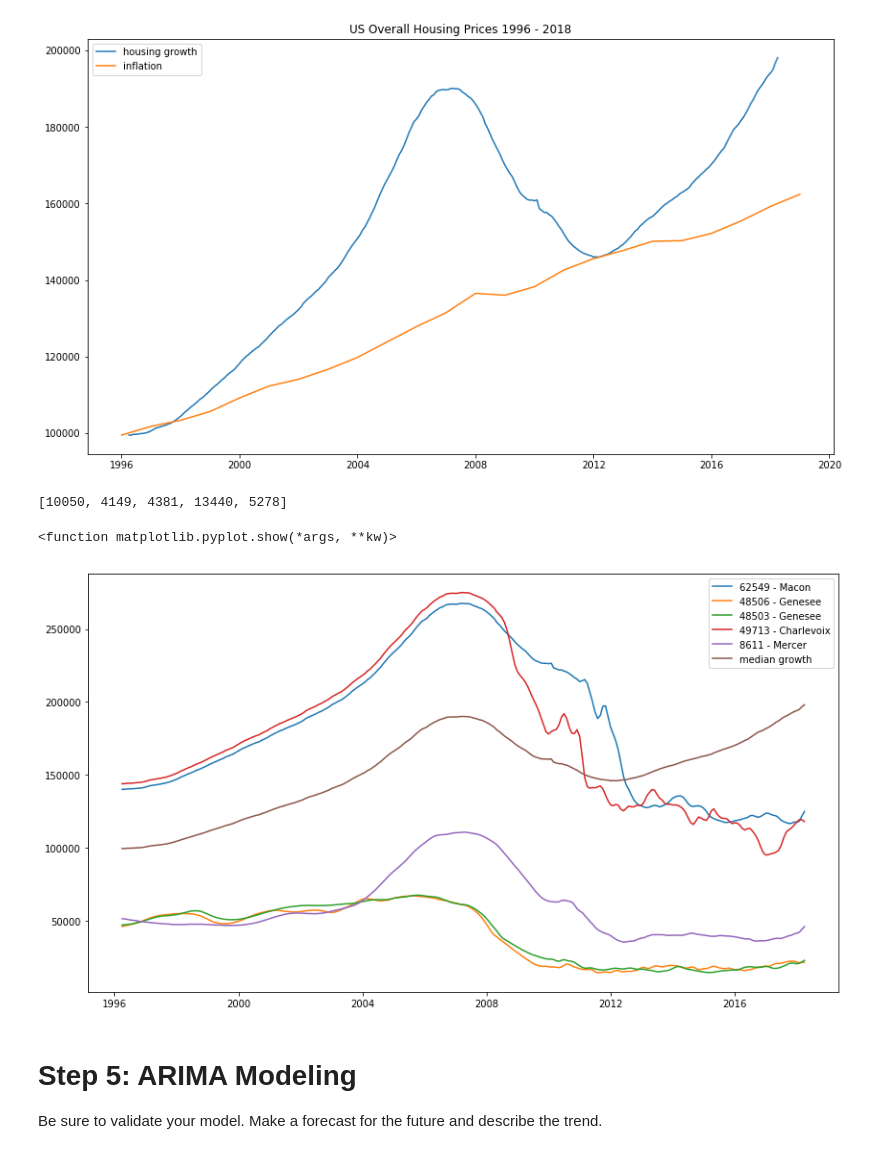
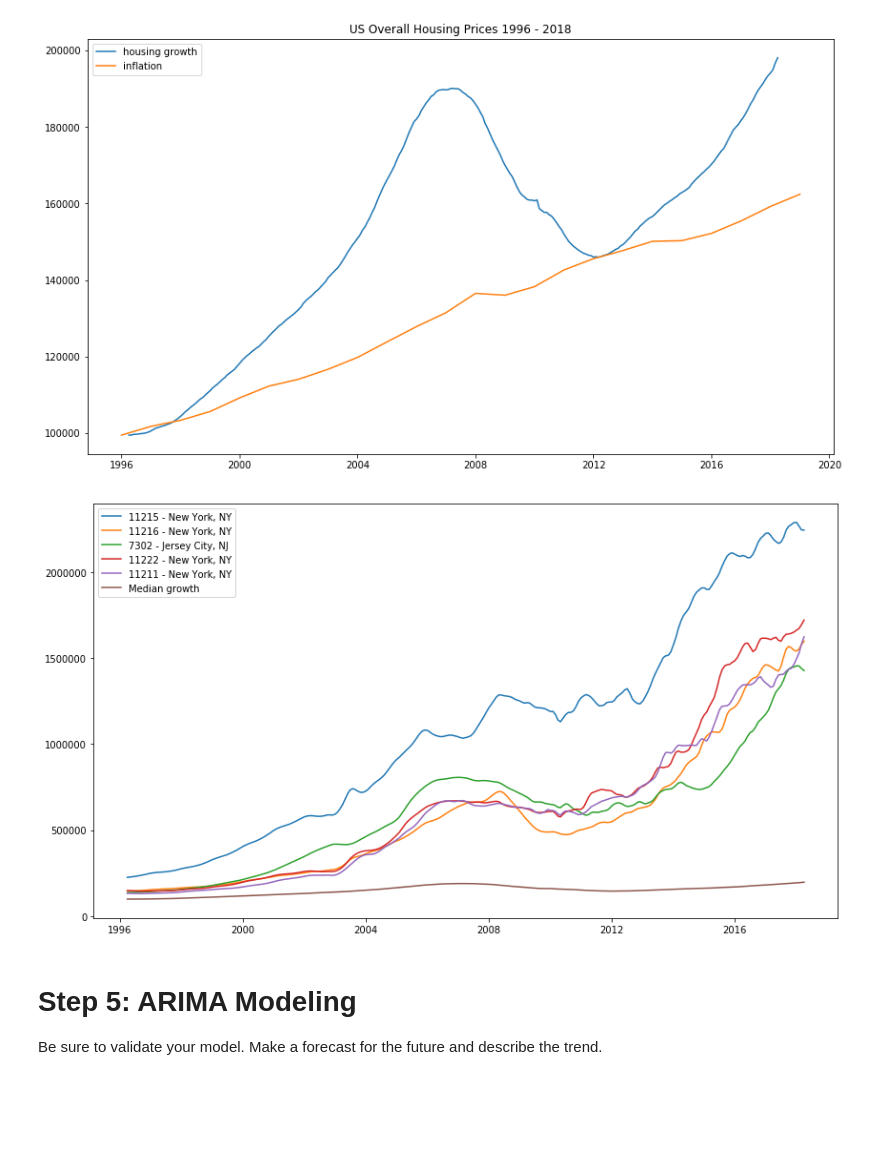
Before and after one commit to zapatos24/mod_4_project, a Jupyter notebook: owens_wip.ipynb, the cells around one changed output. Drawn from its saved outputs; the diff is of its cells as text; code cells hidden in the pictures; blank space fills up the shorter version.

Commit message:
after writing sweet graphing function

```diff
--- a/owens_wip.ipynb
+++ b/owens_wip.ipynb
@@ -229,18 +222,28 @@ for zipcode in time_series:
-# %%
-indexes = sorted(range(len(percent_growth_by_zip)), key=lambda i: percent_growth_by_zip[i], reverse=True)[-5:]
-indexes
-# %% [output]
-[10050, 4149, 4381, 13440, 5278]
-# %%
-plt.figure(figsize=(14,8))
-for i in indexes:
-    plt.plot(time_series[i], label=str(zipcodes[i])+' - '+str(initial_data.iloc[i]['CountyName']))
-plt.plot(monthly_medians, label='median growth')
-plt.legend()
-plt.show
-# %% [output]
-<function matplotlib.pyplot.show(*args, **kw)>
-[figure, removed]
+# %%
+def plot_growth(start_year='1996', end_year='2018', top_or_bottom='top', how_many=5):
+    percent_growth_by_zip = []
+    for zipcode in time_series:
+        percent_for_zip = zipcode.loc[start_year].values[0][0] / zipcode.loc[end_year].values[0][0]
+        percent_growth_by_zip.append(percent_for_zip)
+
+    if top_or_bottom == 'top':
+        indexes = sorted(range(len(percent_growth_by_zip)),
+                         key=lambda i: percent_growth_by_zip[i], reverse=True)[-how_many:]
+    else:
+        indexes = sorted(range(len(percent_growth_by_zip)),
+                         key=lambda i: percent_growth_by_zip[i], reverse=True)[:how_many]
+
+    plt.figure(figsize=(14,8))
+    for i in indexes:
+        plt.plot(time_series[i],
+                 label=str(zipcodes[i])+' - '+str(initial_data.iloc[i]['City']+', '+str(initial_data.iloc[i]['State'])))
+    plt.plot(monthly_medians, label='Median growth')
+    plt.legend()
+    plt.show
+# %%
+plot_growth()
+# %% [output]
+[figure, added]
 # %% [markdown]
 # Step 5: ARIMA Modeling
 Be sure to validate your model.  Make a forecast for the future and describe the trend.
```
Also changed, not shown: parts of 5 cells of this notebook.
